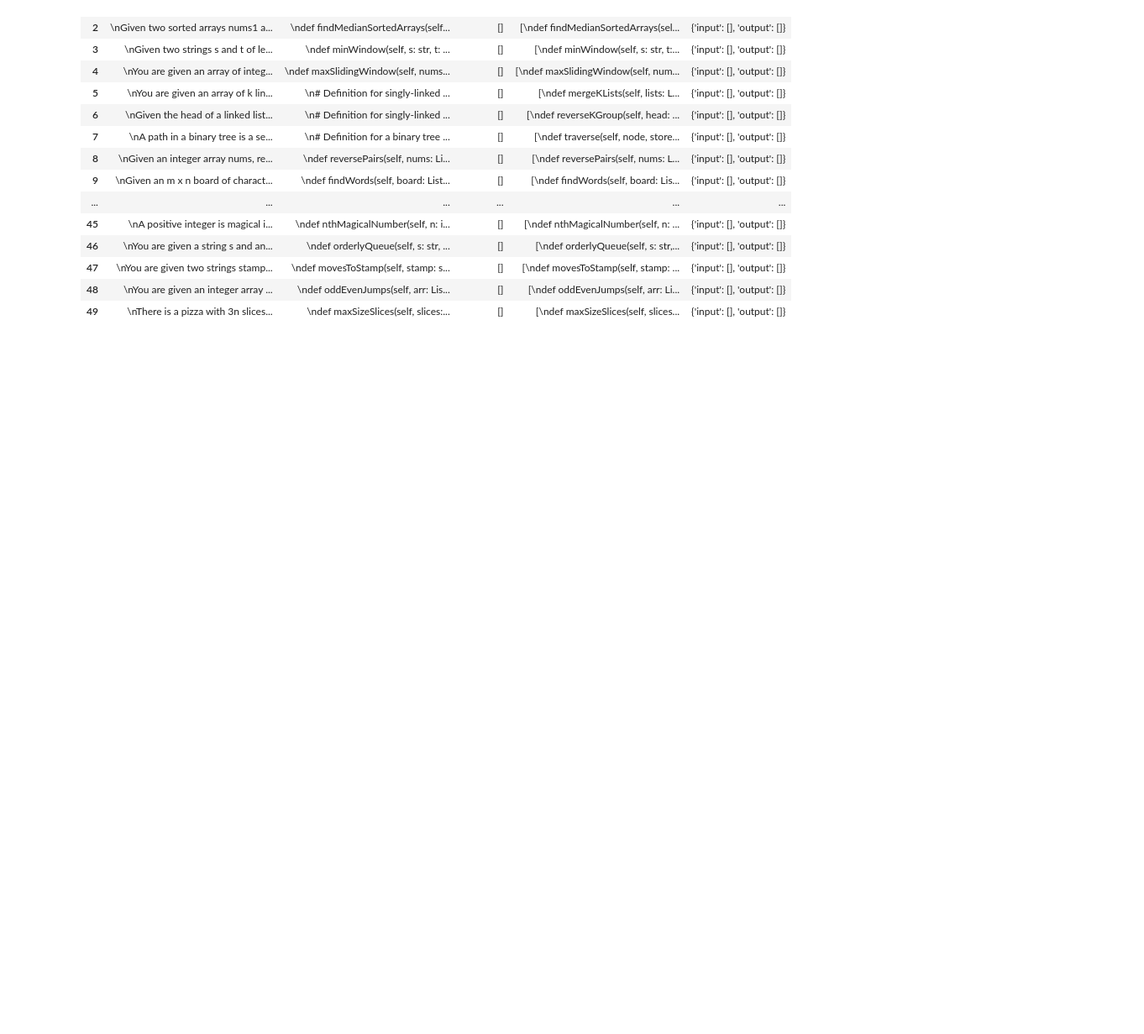
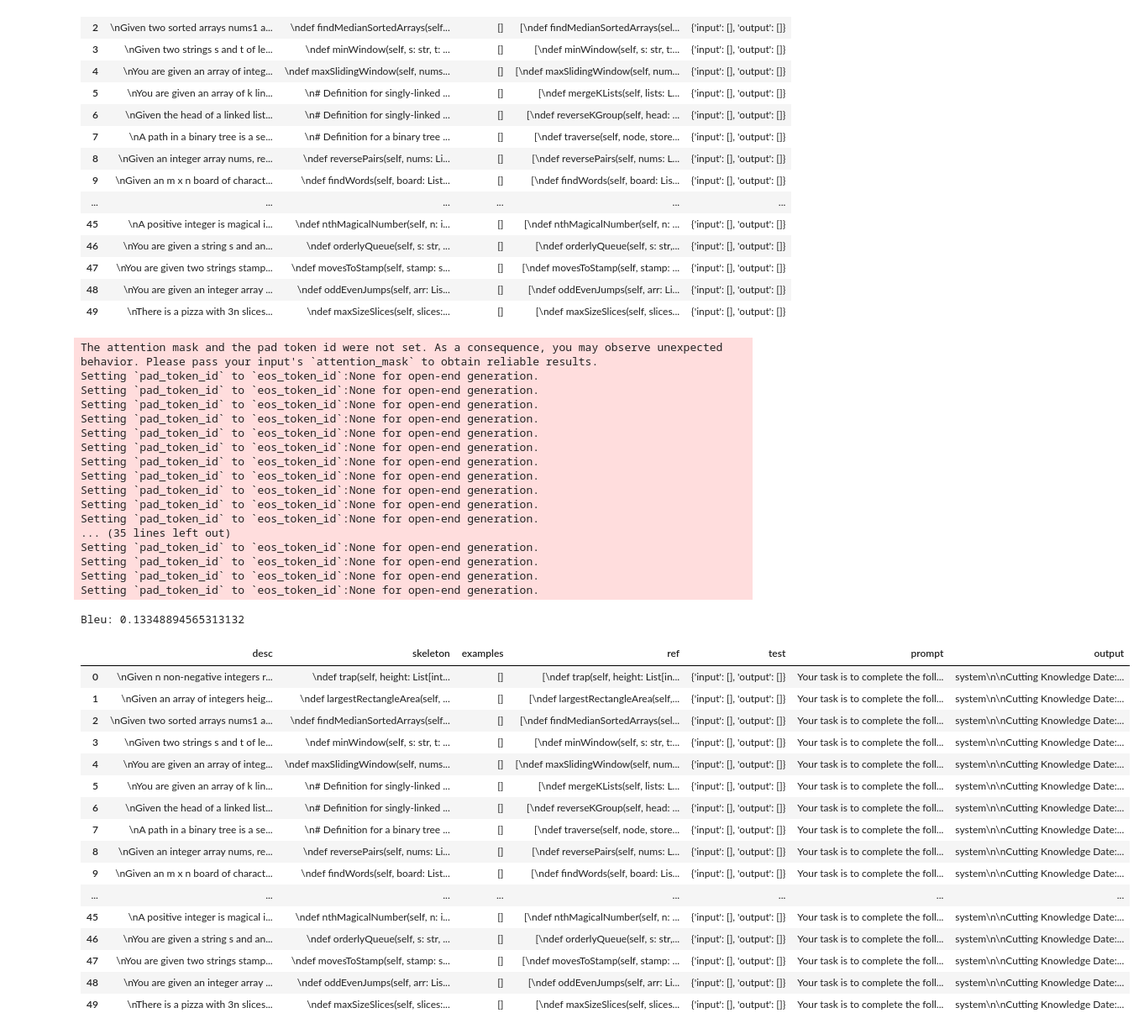
Before and after one commit to wathmew/LLMvsLeetCode, a Jupyter notebook: eval.ipynb, the cells around one changed output. Shown: that part at 84% size. Cells and saved outputs as stored; diff of their text form; code cells hidden in the pictures; blank space fills up the shorter version.

Commit message:
added dataset prompt addition and bleu evaluation blocks, will need to tweak run model to grab the python snippet, but not that ik what the output looks like, I can get it

```diff
--- a/eval.ipynb
+++ b/eval.ipynb
@@ -63,11 +63,11 @@ def run_model(model, tokenizer, messages, max_new_tokens=5, verbose=False):
     response = tokenizer.decode(output[0], skip_special_tokens=True)
 
     if verbose: print("\n###response:###\n", response)
-    assistant_response = response.split("\n")[-1].strip()
-    #assistant_response = response
+    #assistant_response = response.split("\n")[-1].strip()
+    assistant_response = response
     return assistant_response
 
-assistant_response = run_model(model=model, tokenizer=tokenizer, messages=messages, max_new_tokens=10, verbose=True)
+assistant_response = run_model(model=model, tokenizer=tokenizer, messages=messages, max_new_tokens=10, verbose=False)
 print(f"\n###Assistant response:###\n{assistant_response}")
 # %% [output]
 The attention mask and the pad token id were not set. As a consequence, you may observe unexpected behavior. Please pass your input's `attention_mask` to obtain reliable results.
@@ -113,13 +107,17 @@ data
 # %%
 def apply_lc_prompt(desc, skel):
     prompt = (
-        "Your task is to complete the following problem in Python. You are provided with a function signature and a description. Output only your completed version of the function. Any additional text beyond a completed function will result deemed incorrect."
+        "Your task is to complete the following problem in Python. You are provided with a function signature and a description. Output only your completed version of the function. Any additional text beyond a completed function will be deemed incorrect."
         f"Description: {desc}"
-        "Below is the starting point for your code."
+        "Below is the starting point for your code. \n"
         f"{skel}"
     )
 
     return prompt.strip()
+# %%
+dataset = data.copy()
+dataset["prompt"] = dataset.apply(lambda x: apply_lc_prompt(x["desc"], x["ref"]), axis=1)
+#print(dataset.iloc[0].to_dict())
 # %%
 #import nltk.translate.bleu_score
 
@@ -150,3 +148,45 @@ def eval_bleu(model, tokenizer, dataset, max_new_tokens=1000):
 
     bleu_score = nltk.translate.bleu_score.corpus_bleu(r, h, weights=(1,0,0,0))
     return bleu_score, outputs
+# %%
+df = dataset.copy()
+bleu_score, outputs = eval_bleu(model, tokenizer, df)
+print(f"Bleu: {bleu_score}")
+df["output"] = outputs
+display(df)
+# %% [output]
+The attention mask and the pad token id were not set. As a consequence, you may observe unexpected behavior. Please pass your input's `attention_mask` to obtain reliable results.
+Setting `pad_token_id` to `eos_token_id`:None for open-end generation.
+Setting `pad_token_id` to `eos_token_id`:None for open-end generation.
+Setting `pad_token_id` to `eos_token_id`:None for open-end generation.
+Setting `pad_token_id` to `eos_token_id`:None for open-end generation.
+Setting `pad_token_id` to `eos_token_id`:None for open-end generation.
+Setting `pad_token_id` to `eos_token_id`:None for open-end generation.
+Setting `pad_token_id` to `eos_token_id`:None for open-end generation.
+Setting `pad_token_id` to `eos_token_id`:None for open-end generation.
+Setting `pad_token_id` to `eos_token_id`:None for open-end generation.
+Setting `pad_token_id` to `eos_token_id`:None for open-end generation.
+Setting `pad_token_id` to `eos_token_id`:None for open-end generation.
+... (35 lines left out)
+Setting `pad_token_id` to `eos_token_id`:None for open-end generation.
+Setting `pad_token_id` to `eos_token_id`:None for open-end generation.
+Setting `pad_token_id` to `eos_token_id`:None for open-end generation.
+Setting `pad_token_id` to `eos_token_id`:None for open-end generation.
+Bleu: 0.13348894565313132
+|  | desc | skeleton | examples | ref | test | prompt | output |
+| 0 | \nGiven n non-negative integers r... | \ndef trap(self, height: List[int... | [] | [\ndef trap(self, height: List[in... | {'input': [], 'output': []} | Your task is to complete the foll... | system\n\nCutting Knowledge Date:... |
+| 1 | \nGiven an array of integers heig... | \ndef largestRectangleArea(self, ... | [] | [\ndef largestRectangleArea(self,... | {'input': [], 'output': []} | Your task is to complete the foll... | system\n\nCutting Knowledge Date:... |
+| 2 | \nGiven two sorted arrays nums1 a... | \ndef findMedianSortedArrays(self... | [] | [\ndef findMedianSortedArrays(sel... | {'input': [], 'output': []} | Your task is to complete the foll... | system\n\nCutting Knowledge Date:... |
+| 3 | \nGiven two strings s and t of le... | \ndef minWindow(self, s: str, t: ... | [] | [\ndef minWindow(self, s: str, t:... | {'input': [], 'output': []} | Your task is to complete the foll... | system\n\nCutting Knowledge Date:... |
+| 4 | \nYou are given an array of integ... | \ndef maxSlidingWindow(self, nums... | [] | [\ndef maxSlidingWindow(self, num... | {'input': [], 'output': []} | Your task is to complete the foll... | system\n\nCutting Knowledge Date:... |
+| 5 | \nYou are given an array of k lin... | \n# Definition for singly-linked ... | [] | [\ndef mergeKLists(self, lists: L... | {'input': [], 'output': []} | Your task is to complete the foll... | system\n\nCutting Knowledge Date:... |
+| 6 | \nGiven the head of a linked list... | \n# Definition for singly-linked ... | [] | [\ndef reverseKGroup(self, head: ... | {'input': [], 'output': []} | Your task is to complete the foll... | system\n\nCutting Knowledge Date:... |
+| 7 | \nA path in a binary tree is a se... | \n# Definition for a binary tree ... | [] | [\ndef traverse(self, node, store... | {'input': [], 'output': []} | Your task is to complete the foll... | system\n\nCutting Knowledge Date:... |
+| 8 | \nGiven an integer array nums, re... | \ndef reversePairs(self, nums: Li... | [] | [\ndef reversePairs(self, nums: L... | {'input': [], 'output': []} | Your task is to complete the foll... | system\n\nCutting Knowledge Date:... |
+| 9 | \nGiven an m x n board of charact... | \ndef findWords(self, board: List... | [] | [\ndef findWords(self, board: Lis... | {'input': [], 'output': []} | Your task is to complete the foll... | system\n\nCutting Knowledge Date:... |
+| ... | ... | ... | ... | ... | ... | ... | ... |
+| 45 | \nA positive integer is magical i... | \ndef nthMagicalNumber(self, n: i... | [] | [\ndef nthMagicalNumber(self, n: ... | {'input': [], 'output': []} | Your task is to complete the foll... | system\n\nCutting Knowledge Date:... |
+| 46 | \nYou are given a string s and an... | \ndef orderlyQueue(self, s: str, ... | [] | [\ndef orderlyQueue(self, s: str,... | {'input': [], 'output': []} | Your task is to complete the foll... | system\n\nCutting Knowledge Date:... |
+| 47 | \nYou are given two strings stamp... | \ndef movesToStamp(self, stamp: s... | [] | [\ndef movesToStamp(self, stamp: ... | {'input': [], 'output': []} | Your task is to complete the foll... | system\n\nCutting Knowledge Date:... |
+| 48 | \nYou are given an integer array ... | \ndef oddEvenJumps(self, arr: Lis... | [] | [\ndef oddEvenJumps(self, arr: Li... | {'input': [], 'output': []} | Your task is to complete the foll... | system\n\nCutting Knowledge Date:... |
+| 49 | \nThere is a pizza with 3n slices... | \ndef maxSizeSlices(self, slices:... | [] | [\ndef maxSizeSlices(self, slices... | {'input': [], 'output': []} | Your task is to complete the foll... | system\n\nCutting Knowledge Date:... |
```
Also changed, not shown: parts of 2 cells of this notebook.
